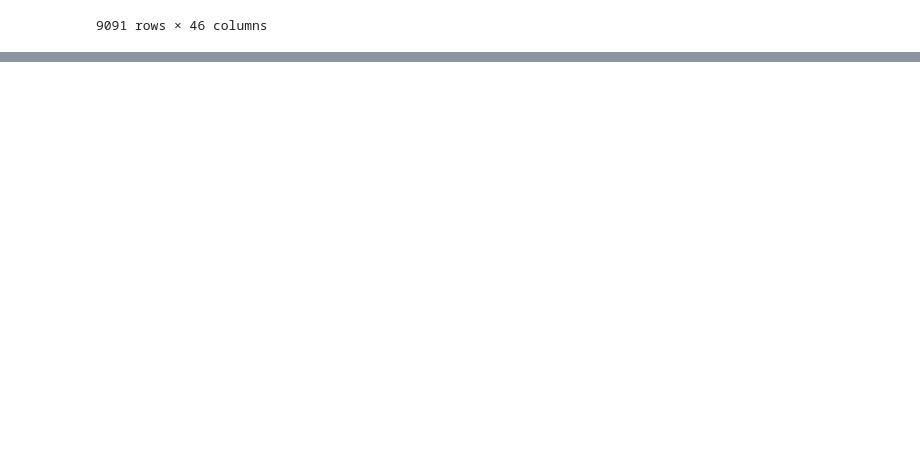
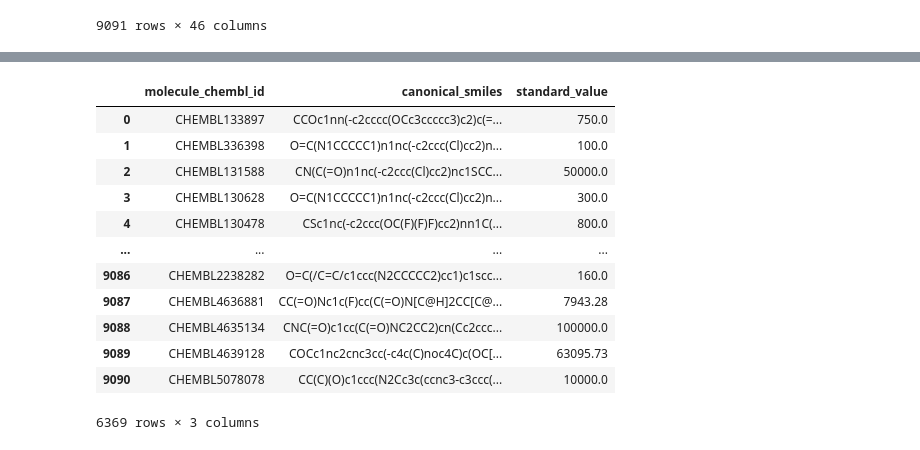
Before and after one commit to bryancastillo10/drug-discovery, a Jupyter notebook: 01_Retrieve_BioactivityData.ipynb, the cells around one changed output, grey strips where cells are left out. Saved outputs shown, nothing was run; the diff lists cells and outputs as text; code cells hidden in the pictures; blank space fills up the shorter version.

Commit message:
preprocessing: initial selection of data

```diff
--- a/01_Retrieve_BioactivityData.ipynb
+++ b/01_Retrieve_BioactivityData.ipynb
@@ -49 +50,7 @@ df
 df.to_csv('bioactivity_data.csv', index=False)
+# %%
+# Handle missing data
+df2 = df[df.standard_value.notna()]
+# Also filtered with non-null canonical smiles (string data type representation of a chemical structure)
+df2 = df2[df.canonical_smiles.notna()]
+df2
@@ -49,0 +73,4 @@ df.to_csv('bioactivity_data.csv', index=False)
+# %%
+# Drop data duplicates on canonical smiles
+df2_nr = df2.drop_duplicates(['canonical_smiles'])
+df2_nr
@@ -49,0 +91,19 @@ df.to_csv('bioactivity_data.csv', index=False)
+# %%
+# Select only this three columns
+selection = ['molecule_chembl_id','canonical_smiles','standard_value']
+df3 = df2_nr[selection]
+df3
+# %% [output]
+|  | molecule_chembl_id | canonical_smiles | standard_value |
+| 0 | CHEMBL133897 | CCOc1nn(-c2cccc(OCc3ccccc3)c2)c(=... | 750.0 |
+| 1 | CHEMBL336398 | O=C(N1CCCCC1)n1nc(-c2ccc(Cl)cc2)n... | 100.0 |
+| 2 | CHEMBL131588 | CN(C(=O)n1nc(-c2ccc(Cl)cc2)nc1SCC... | 50000.0 |
+| 3 | CHEMBL130628 | O=C(N1CCCCC1)n1nc(-c2ccc(Cl)cc2)n... | 300.0 |
+| 4 | CHEMBL130478 | CSc1nc(-c2ccc(OC(F)(F)F)cc2)nn1C(... | 800.0 |
+| ... | ... | ... | ... |
+| 9086 | CHEMBL2238282 | O=C(/C=C/c1ccc(N2CCCCC2)cc1)c1scc... | 160.0 |
+| 9087 | CHEMBL4636881 | CC(=O)Nc1c(F)cc(C(=O)N[C@H]2CC[C@... | 7943.28 |
+| 9088 | CHEMBL4635134 | CNC(=O)c1cc(C(=O)NC2CC2)cn(Cc2ccc... | 100000.0 |
+| 9089 | CHEMBL4639128 | COCc1nc2cnc3cc(-c4c(C)noc4C)c(OC[... | 63095.73 |
+| 9090 | CHEMBL5078078 | CC(C)(O)c1ccc(N2Cc3c(ccnc3-c3ccc(... | 10000.0 |
+6369 rows × 3 columns
```
Also changed, not shown: parts of 5 cells of this notebook, 1 other file.
